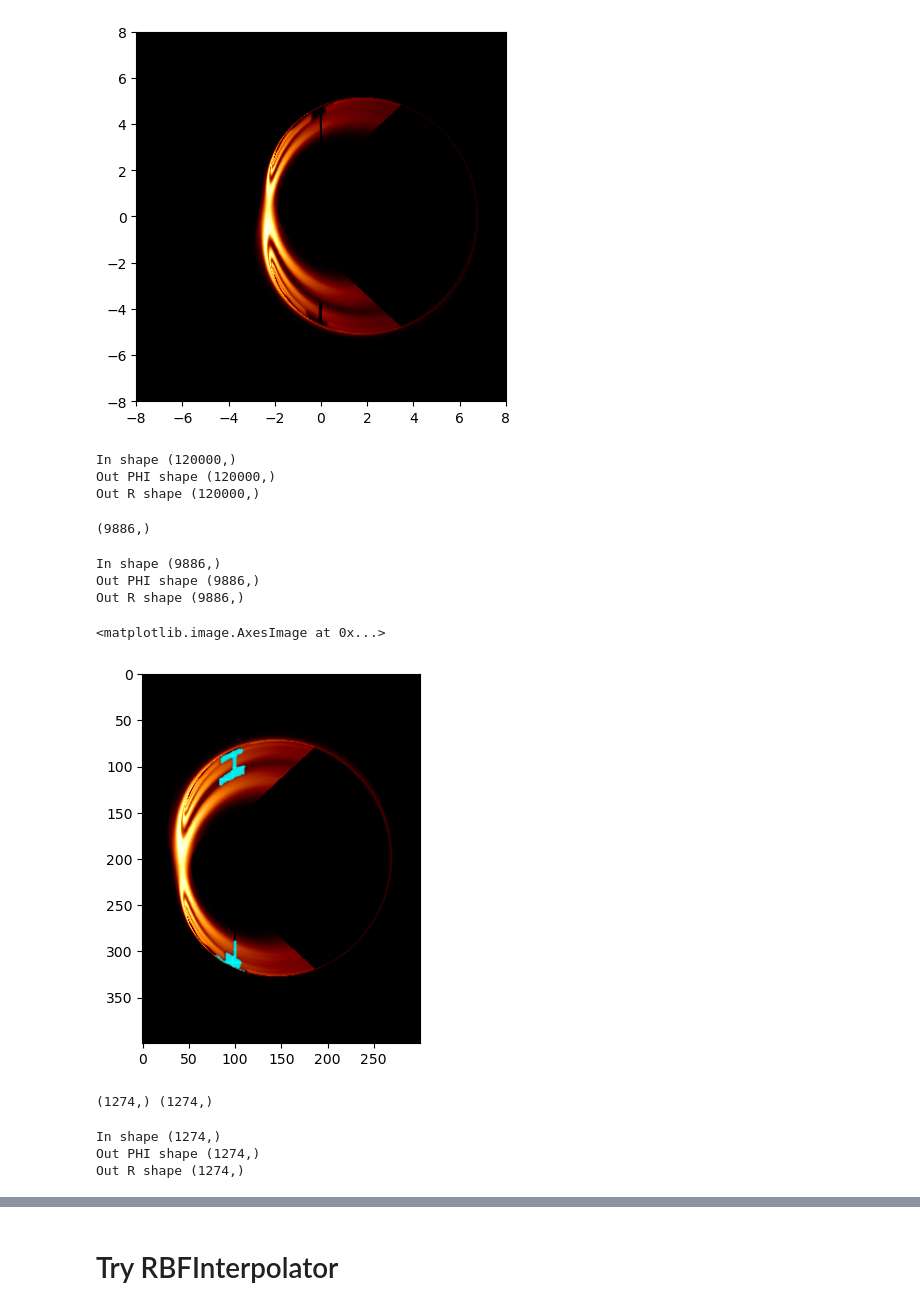
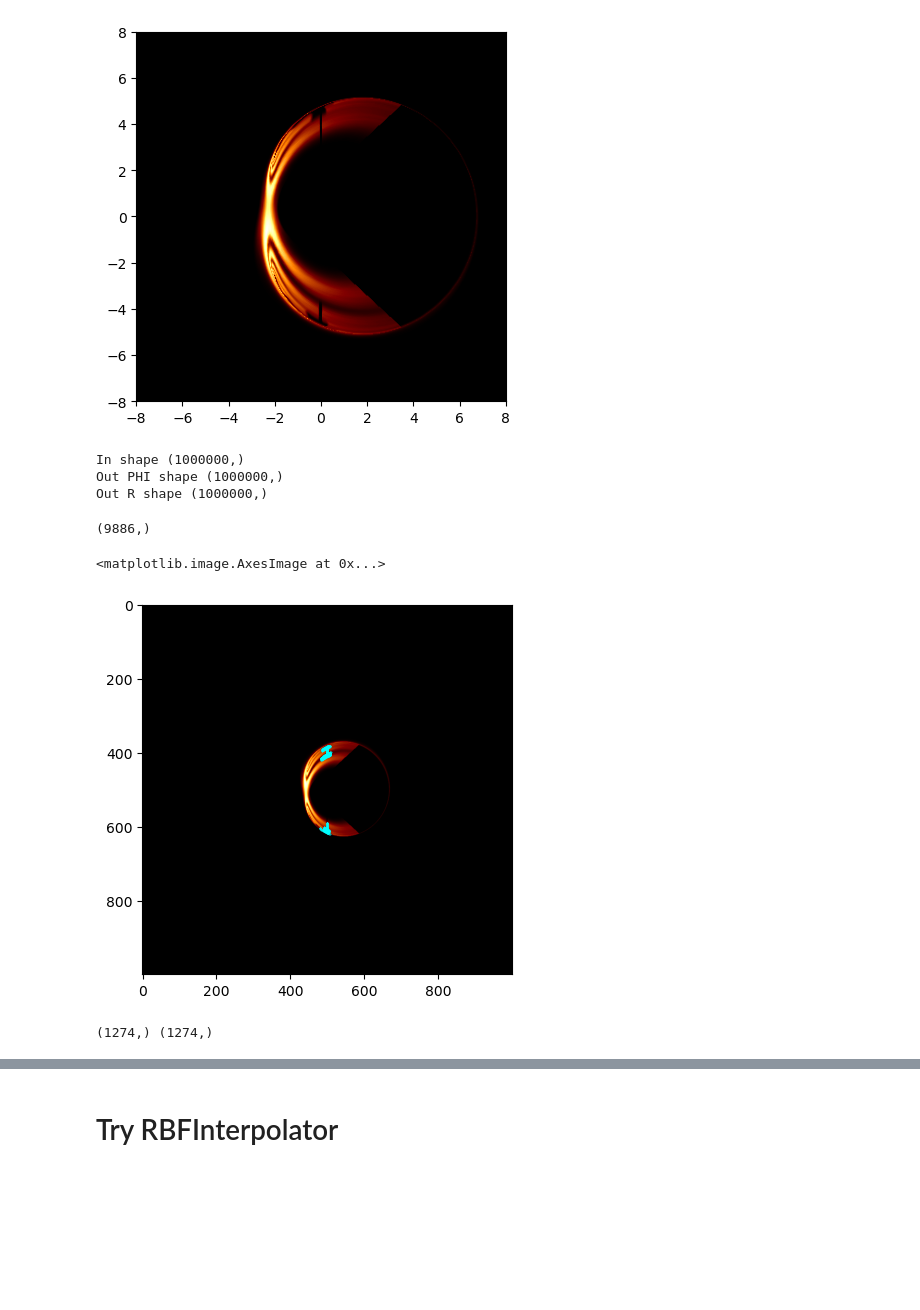
Before and after one commit to hina18201716/KNS_PR, a Jupyter notebook: interpolation_KNS.ipynb, the cells around one changed output, grey strips where cells are left out. Drawn from its saved outputs; the diff is of its cells as text; code cells hidden in the pictures; blank space fills up the shorter version.

```diff
--- a/interpolation_KNS.ipynb
+++ b/interpolation_KNS.ipynb
@@ -84,7 +84,7 @@ B_c    = B[ymin:ymax, xmin:xmax]
 # %%
 # pick only inside of curve, and spesify distance from the curve
-r_pix = np.sqrt(( A_c**2 + B_c**2 ))
-phi_pix = np.arctan2(B_c,A_c)
+r_pix = np.sqrt(( A**2 + B**2 ))
+phi_pix = np.arctan2(B,A)
 
 phi_flat = phi_pix.ravel()
 r_out, phi_out = f(phi_flat)
@@ -92,9 +92,9 @@ r_out, phi_out = f(phi_flat)
 r_crit = r_out.reshape(phi_pix.shape)
 phi_crit = phi_out.reshape(phi_pix.shape)
 # %% [output]
-In shape (120000,)
-Out PHI shape (120000,)
-Out R shape (120000,)
+In shape (1000000,)
+Out PHI shape (1000000,)
+Out R shape (1000000,)
 # %%
 #mask r
 r_mask = (r_pix > 0.75 * r_crit) & (r_pix < 0.99 * r_crit)
@@ -103,7 +103,7 @@ r_mask = (r_pix > 0.75 * r_crit) & (r_pix < 0.99 * r_crit)
 phi_c = np.pi/2
 phi_mask =  (np.abs(phi_pix) > 0.94*phi_c ) & (np.abs(phi_pix) < 1.13*phi_c )
 
-mask_good = (Img_c > 0.5e16)
+mask_good = (Img > 0.5e16)
 mask_bad  = (~mask_good) & r_mask & phi_mask
 # %%
 i_good, j_good = np.nonzero(mask_good)
@@ -113,10 +113,6 @@ print(Img_good.shape)
 (9886,)
 # %%
 phi_good = np.arctan2(b[i_good], a[j_good])  # double check convention
-r_good   = np.sqrt(( a[j_good] * a[j_good] + b[i_good] * b[i_good] ))/f(phi_good)
+r_good   = np.sqrt(( a[j_good] * a[j_good] + b[i_good] * b[i_good] )) #/f(phi_good)
-# %% [output]
-In shape (9886,)
-Out PHI shape (9886,)
-Out R shape (9886,)
 # %%
 i_bad,  j_bad  = np.nonzero(mask_bad)
@@ -124,9 +120,9 @@ Img_bad = Img_c[(i_bad, j_bad)]
 # %%
 plt.scatter(j_bad,i_bad, s=0.1, color='cyan')
-plt.imshow(Img_c**0.4, cmap='afmhot')
+plt.imshow(Img**0.4, cmap='afmhot')
 # %% [output]
 <matplotlib.image.AxesImage at 0x...>
-[figure, old version]
+[figure, new version]
 # %%
 #expand boundary
 dilated_bad  = binary_dilation(mask_bad, structure=np.ones((5, 5)))
@@ -147,10 +143,6 @@ print(i_bad.shape, j_bad.shape)
 (1274,) (1274,)
 # %%
 phi_bad = np.arctan2(b[i_bad], a[j_bad])  # double check convention
-r_bad   = np.sqrt(( a[j_bad] * a[j_bad] + b[i_bad] * b[i_bad] )) / f(phi_bad)
+r_bad   = np.sqrt(( a[j_bad] * a[j_bad] + b[i_bad] * b[i_bad] )) #/ f(phi_bad)
-# %% [output]
-In shape (1274,)
-Out PHI shape (1274,)
-Out R shape (1274,)
 # %%
 Img_fill = scipy.interpolate.griddata((r_good, phi_good), Img_good, (r_bad, phi_bad), fill_value=0.0, method='linear')
```
Also changed, not shown: parts of 7 cells of this notebook.
